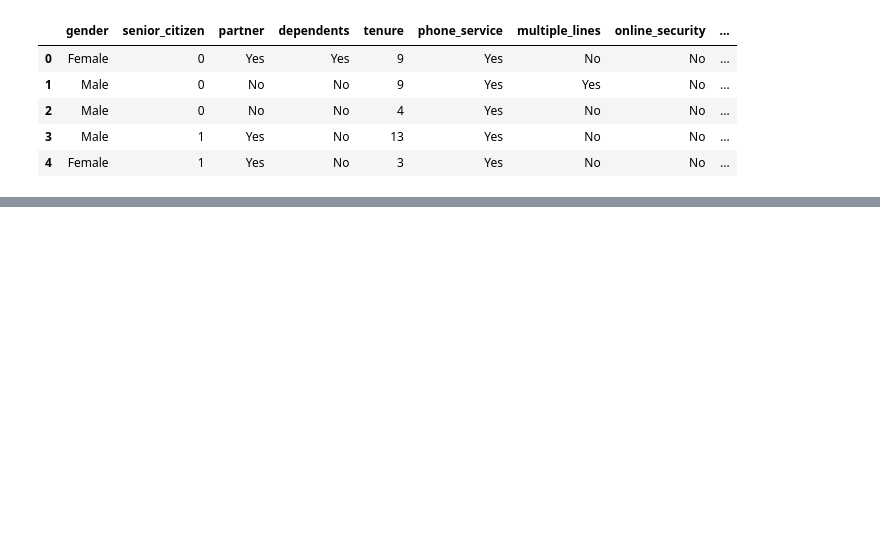
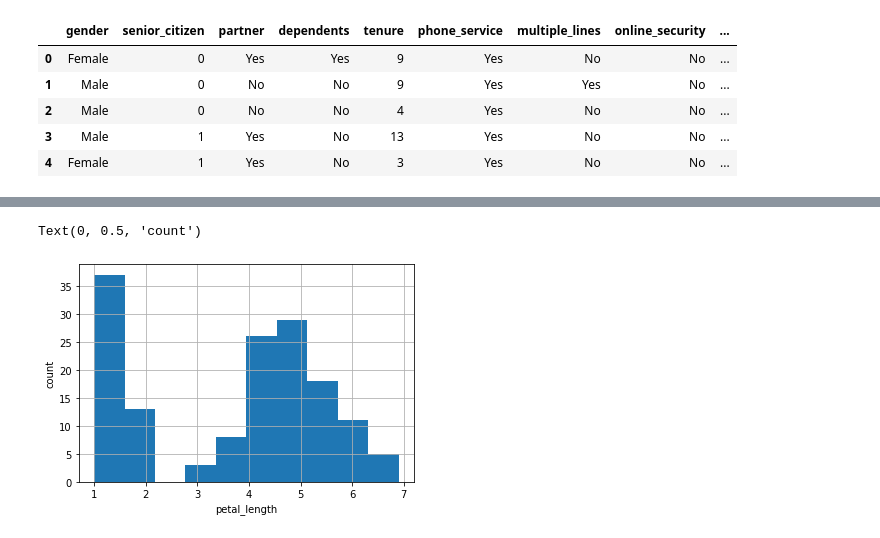
Before and after one commit to codyclonts/classification_exercises, a Jupyter notebook: classification_exercises.ipynb, the cells around one changed output, grey strips where cells are left out. Cells and saved outputs as stored; diff of their text form; code cells hidden in the pictures; blank space fills up the shorter version.

```diff
--- a/classification_exercises.ipynb
+++ b/classification_exercises.ipynb
@@ -638,0 +680,7 @@ df.head()
+# %%
+df.petal_length.hist()
+plt.xlabel('petal_length')
+plt.ylabel('count')
+# %% [output]
+Text(0, 0.5, 'count')
+[figure, added]
```
Also changed, not shown: parts of 15 cells of this notebook.
